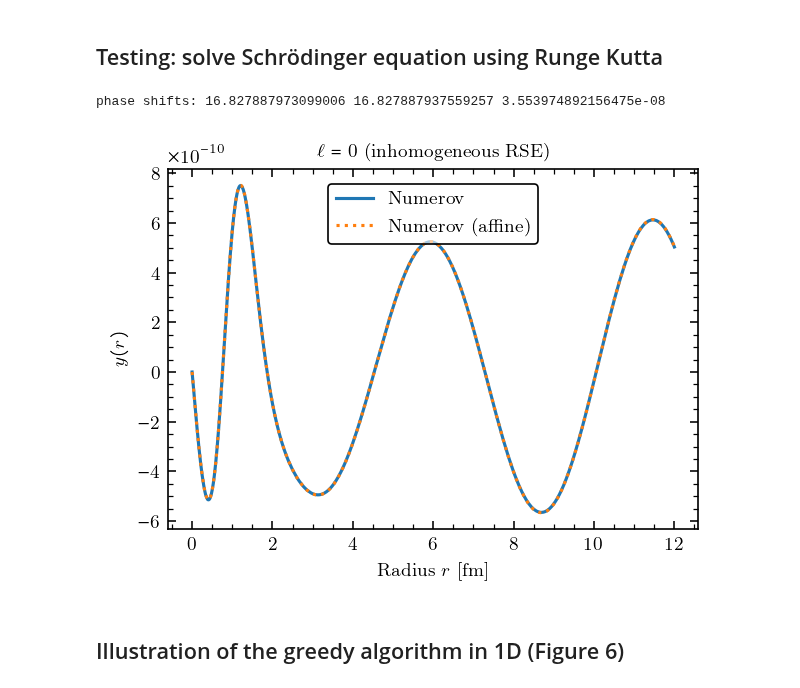
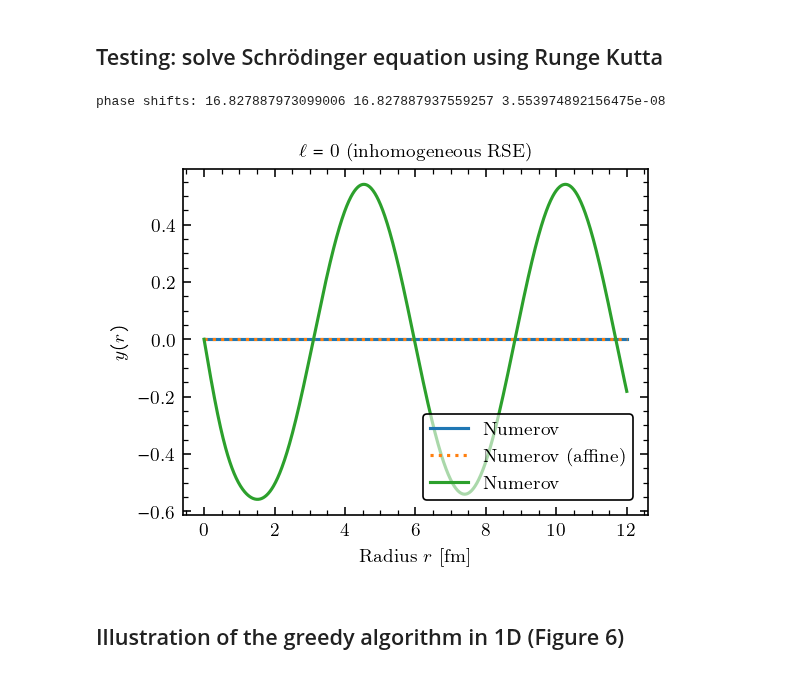
Before and after one commit to buqeye/cs_greedy_emulator, a Jupyter notebook: minnesota.ipynb, the cells around one changed output. Cells and saved outputs as stored; diff of their text form; code cells hidden in the pictures.

```diff
--- a/minnesota.ipynb
+++ b/minnesota.ipynb
@@ -157,28 +157,29 @@ grid = Grid(rmin, rmatch, numIntervals=1, numPointsPerInterval=1000,
 # %%
 from RseSolver import RseSolver
 solver = RseSolver(scattExp, grid, inhomogeneous=True)
 kwargs = dict(lecList=testingLecList, asympParam="K", matching=True)
 scattSols_numerov_affine = solver.solve(method="Numerov_affine", **kwargs)
 scattSols_numerov = solver.solve(method="Numerov", **kwargs)
 scattSols_rk45 = solver.solve(method="RK45", **kwargs)
 
 pr = grid.points * scattExp.p
 plt.figure(figsize=(4,3))
 plt.plot(grid.points, np.real(scattSols_numerov[0].u-scattSols_rk45[0].u), label="Numerov")
 plt.plot(grid.points, np.real(scattSols_numerov_affine[0].u-scattSols_rk45[0].u),
          ls=":", label="Numerov (affine)")
+plt.plot(grid.points, greedy_grom.simulate([[1,200, -91.85]])[:,0] - scattSols_rk45[0].u, label="Numerov")
 plt.xlabel("Radius $r$ [fm]")
 plt.ylabel("$y(r)$")
 # plt.xlim(-0.1,0.1)
 plt.title(f"$\\ell = {l}$ ({"inhomogeneous" if solver.inhomogeneous else "homogeneous"} RSE)")
 plt.legend()
 
 a = scattSols_numerov[0].Lmatrix.phaseShift
 b = scattSols_rk45[0].Lmatrix.phaseShift
 print("phase shifts:", a, b, np.abs(a-b))
 # %% [output]
 phase shifts: 16.827887973099006 16.827887937559257 3.553974892156475e-08
-[figure, old version]
+[figure, new version]
 # %% [markdown]
 ## Illustration of the greedy algorithm in 1D (Figure 6)
 # %%
```
Also changed, not shown: parts of 2 cells of this notebook.
